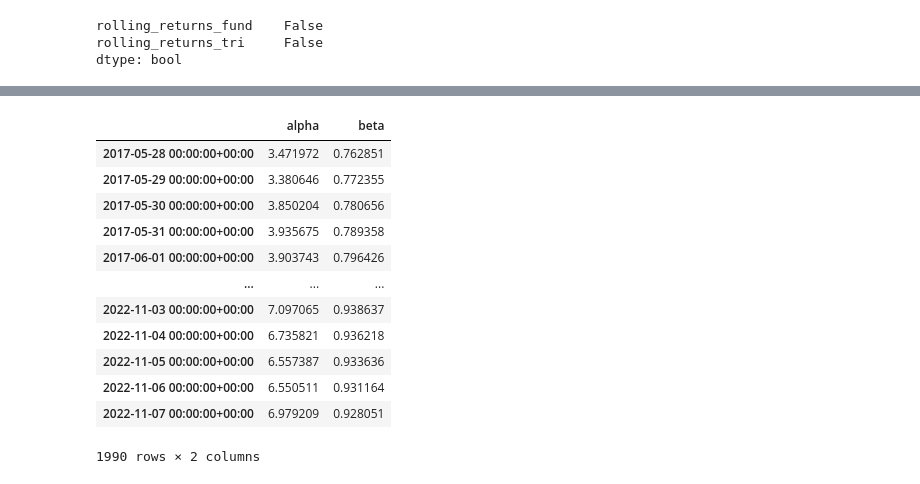
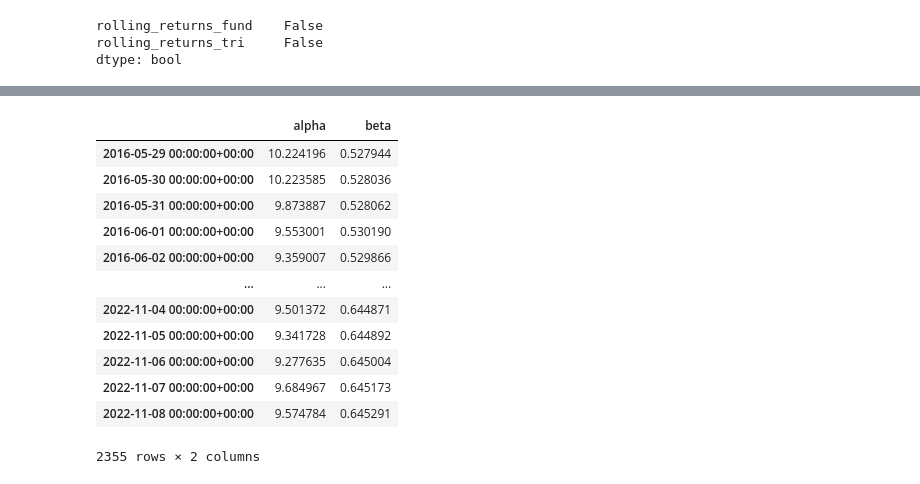
Before and after one commit to ParikhKadam/mutual-fund-analysis, a Jupyter notebook: notebooks/3. Mutual Fund Analysis.ipynb, the cells around one changed output, grey strips where cells are left out. Saved outputs shown, nothing was run; the diff lists cells and outputs as text; code cells hidden in the pictures.

```diff
--- a/notebooks/3. Mutual Fund Analysis.ipynb
+++ b/notebooks/3. Mutual Fund Analysis.ipynb
@@ -723,0 +751,11 @@ df_rr_three_merged
+# %%
+# just use daily data as comparing the fund with tri makes more sense than compared returns over last x years
+
+df_fund["pct_return"] = df_fund["nav"].diff()*100/df_fund["nav"]
+df_tri["pct_return"] = df_tri["nav"].diff()*100/df_tri["nav"]
+
+df_rr_three_merged = pd.merge(df_fund["pct_return"], df_tri["pct_return"], how="inner", left_index=True, right_index=True, suffixes=("_fund", "_tri"))
+df_rr_three_merged = df_rr_three_merged[1:]
+df_rr_three_merged.rename(columns={"pct_return_fund": "rolling_returns_fund", "pct_return_tri": "rolling_returns_tri"}, inplace=True)
+
+df_rr_three_merged
@@ -805,9 +859,10 @@ fig.show()
 # %%
-# Alpha = (Mutual Fund Return – Risk Free Return (Rf­)) – [(Benchmark Return – Risk Free Return (Rf­)) * Beta]
+# Expected rate of return = Risk-free rate of return + β * (Benchmark return – Risk-free rate of return)
+# Alpha of the mutual fund = Actual rate of return – An expected rate of return
 
 
 # todo: refactor (tightly coupled logic)
-def n_years_rolling_alpha_beta(df_rr_merged, n_years, stride_timedelta=relativedelta(days=1), risk_free_return=7):
+def n_years_rolling_alpha_beta(df_rr_merged, n_years, stride_timedelta=relativedelta(days=1), risk_free_return=7.3):
   alphas = []
   betas = []
   dates = []
@@ -820,9 +875,17 @@ def n_years_rolling_alpha_beta(df_rr_merged, n_years, stride_timedelta=relatived
     df_window = df_rr_merged.loc[start_date:end_date]
     beta = df_window.cov().iloc[1,0] / df_window.cov().iloc[1,1]
 
-    df_window = df_window - risk_free_return
-    df_latest_return = df_window.iloc[-1]
-    alpha = df_latest_return["rolling_returns_fund"] - (df_latest_return["rolling_returns_tri"] * beta)
+    # df_window = df_window - risk_free_return
+    # df_latest_return = df_window.iloc[-1]
+
+    fund_return = trailing_return(df_fund.loc[df_window.index[0], "nav"], df_fund.loc[df_window.index[-1], "nav"], n_years)
+    tri_return = trailing_return(df_tri.loc[df_window.index[0], "nav"], df_tri.loc[df_window.index[-1], "nav"], n_years)
+
+    # print(fund_return, tri_return)
+    expected_return = risk_free_return + (beta * (tri_return - risk_free_return))
+
+    alpha = fund_return - expected_return
+    # print(alpha)
 
     alphas.append(alpha)
     betas.append(beta)
@@ -834,19 +897,19 @@ def n_years_rolling_alpha_beta(df_rr_merged, n_years, stride_timedelta=relatived
   df_alpha_beta = pd.DataFrame({"alpha": alphas, "beta":  betas}, index=dates)
   return df_alpha_beta
 # %%
-df_alpha_beta = n_years_rolling_alpha_beta(df_rr_three_merged, n_years=1)
+df_alpha_beta = n_years_rolling_alpha_beta(df_rr_three_merged, n_years=3)
 df_alpha_beta
 # %% [output]
 |  | alpha | beta |
-| 2017-05-28 00:00:00+00:00 | 3.471972 | 0.762851 |
-| 2017-05-29 00:00:00+00:00 | 3.380646 | 0.772355 |
-| 2017-05-30 00:00:00+00:00 | 3.850204 | 0.780656 |
-| 2017-05-31 00:00:00+00:00 | 3.935675 | 0.789358 |
-| 2017-06-01 00:00:00+00:00 | 3.903743 | 0.796426 |
+| 2016-05-29 00:00:00+00:00 | 10.224196 | 0.527944 |
+| 2016-05-30 00:00:00+00:00 | 10.223585 | 0.528036 |
+| 2016-05-31 00:00:00+00:00 | 9.873887 | 0.528062 |
+| 2016-06-01 00:00:00+00:00 | 9.553001 | 0.530190 |
+| 2016-06-02 00:00:00+00:00 | 9.359007 | 0.529866 |
 | ... | ... | ... |
-| 2022-11-03 00:00:00+00:00 | 7.097065 | 0.938637 |
-| 2022-11-04 00:00:00+00:00 | 6.735821 | 0.936218 |
-| 2022-11-05 00:00:00+00:00 | 6.557387 | 0.933636 |
-| 2022-11-06 00:00:00+00:00 | 6.550511 | 0.931164 |
-| 2022-11-07 00:00:00+00:00 | 6.979209 | 0.928051 |
+| 2022-11-04 00:00:00+00:00 | 9.501372 | 0.644871 |
+| 2022-11-05 00:00:00+00:00 | 9.341728 | 0.644892 |
+| 2022-11-06 00:00:00+00:00 | 9.277635 | 0.645004 |
+| 2022-11-07 00:00:00+00:00 | 9.684967 | 0.645173 |
+| 2022-11-08 00:00:00+00:00 | 9.574784 | 0.645291 |
-1990 rows × 2 columns
+2355 rows × 2 columns
```
Also changed, not shown: parts of 36 cells of this notebook, 1 other file.
